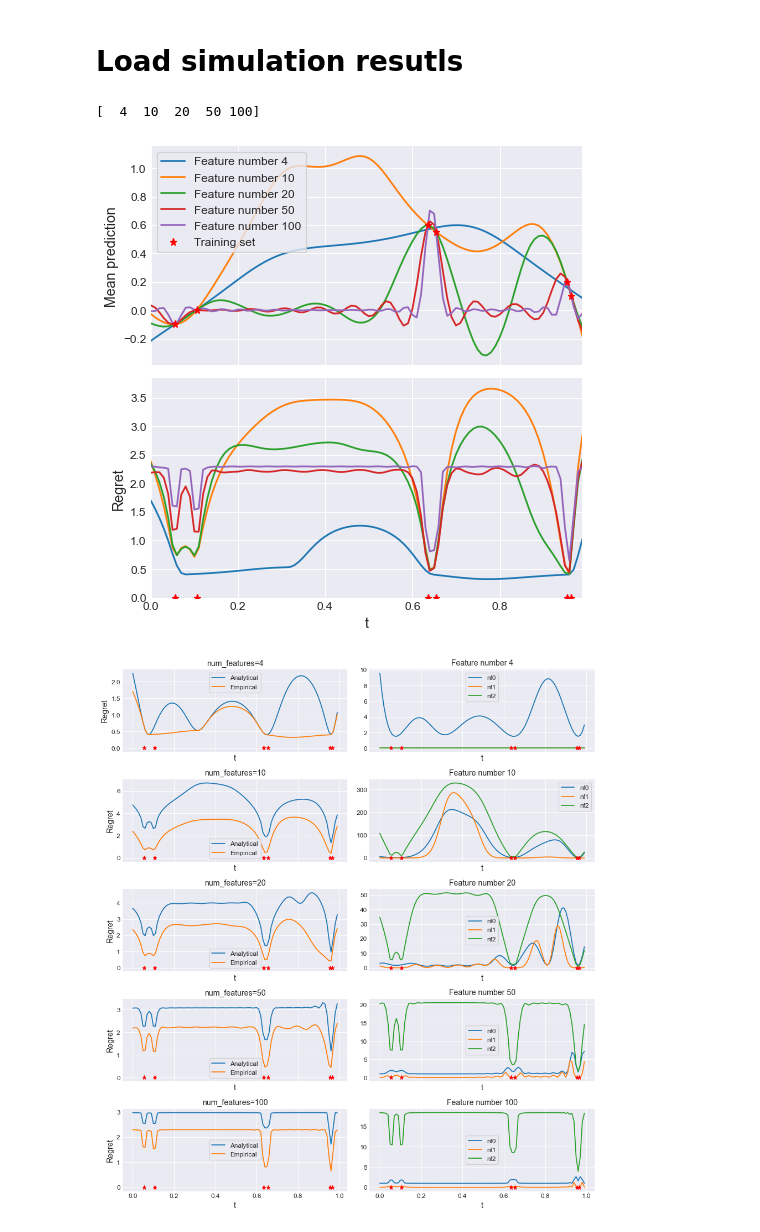
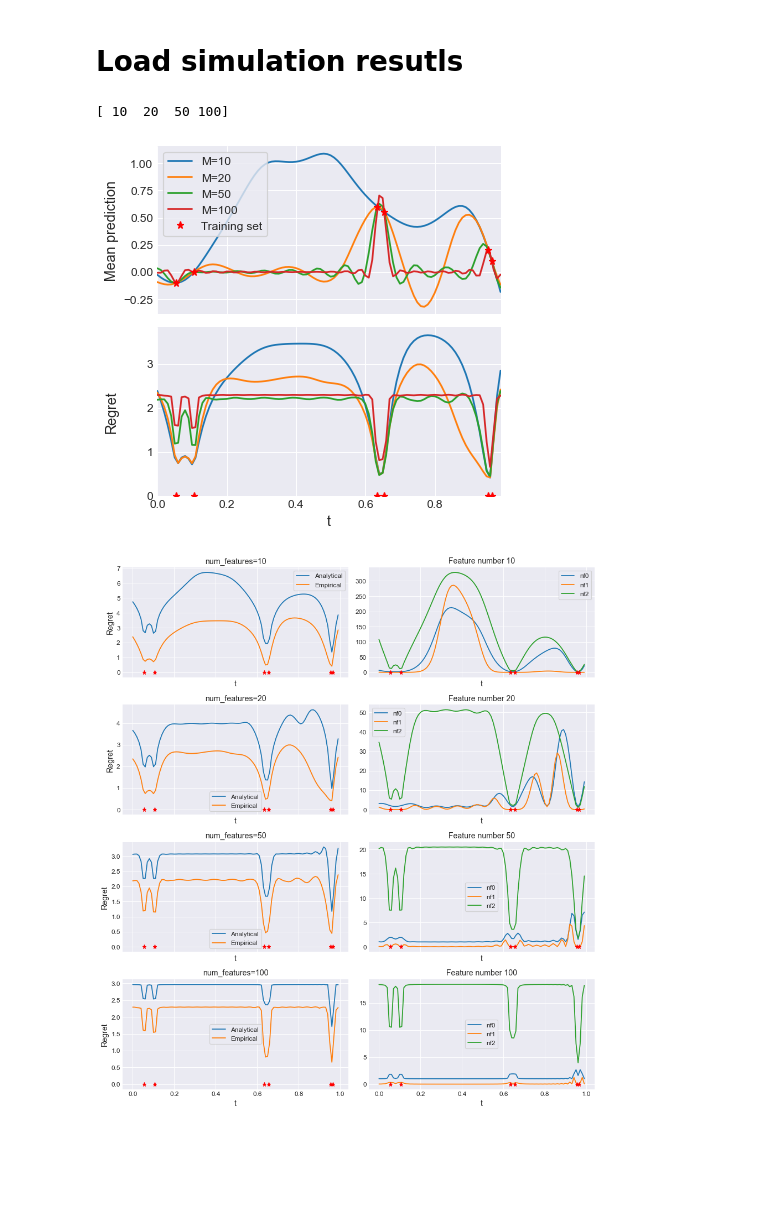
Before and after one commit to kobybibas/pnml_linear_regression_simulation, a Jupyter notebook: notebooks/pnml_min_norm.ipynb, the cells around one changed output. Cells and saved outputs as stored; diff of their text form; code cells hidden in the pictures; blank space fills up the shorter version.

```diff
--- a/notebooks/pnml_min_norm.ipynb
+++ b/notebooks/pnml_min_norm.ipynb
@@ -29,7 +30,7 @@ mpl.rcParams["axes.labelsize"] = "large"
 # Load simulation resutls
 # %%
 base_dirs = [
-    osp.join("..", "output", "pnml_min_norm_fourier_20201101_131135"),  # 4
+#     osp.join("..", "output", "pnml_min_norm_fourier_20201101_131135"),  # 4
     osp.join("..", "output", "pnml_min_norm_fourier_20201101_131146"),  # 10
     osp.join("..", "output", "pnml_min_norm_fourier_20201101_131159"),  # 20
     osp.join("..", "output", "pnml_min_norm_fourier_20201101_131114"),  # 50
@@ -39,39 +40,42 @@ base_dirs = [
 num_features_list, df = load_simulation_results(base_dirs)
 print(num_features_list)
 # %% [output]
-[  4  10  20  50 100]
+[ 10  20  50 100]
 # %%
 w, h = plt.rcParams.get("figure.figsize")
-fig, axs = plt.subplots(2, 1, figsize=(w, 1.5 * h), sharex=True)
+fig, axs = plt.subplots(2, 1, figsize=(0.8*w, 1.2 * h), sharex=True)
 ax = axs[0]
 for num_features in num_features_list:
     df_i = df[df.num_features == num_features]
     x_test, y_hat_erm = df_i["x_test"], df_i["y_hat_erm"]
     x_train = ast.literal_eval(df_i.iloc[0]["x_train"])
     y_train = ast.literal_eval(df_i.iloc[0]["y_train"])
     regret = df_i["regret"]
 
     ax = axs[0]
-    ax.plot(x_test, y_hat_erm, label=f"Feature number {num_features}")
+    ax.plot(x_test, y_hat_erm, label=f"M={num_features}")
 
     ax = axs[1]
     ax.plot(x_test, regret)
 
 ax = axs[0]
 ax.plot(x_train, y_train, "r*", label="Training set")
 ax.set_ylabel("Mean prediction")
 ax.legend()
 ax.set_xlim(x_test.min(), x_test.max())
 
 ax = axs[1]
 ax.plot(x_train, [0] * len(y_train), "r*")
 ax.set_ylim(bottom=0.0)
 ax.set_ylabel("Regret")
 ax.set_xlabel("t")
 plt.tight_layout()
+
+fig.align_ylabels(axs[:])
+plt.savefig('../output/figures/pnml_min_norm_pred_and_regret.pdf')
 plt.show()
 # %% [output]
-[figure, old version]
+[figure, new version]
 # %%
 w, h = plt.rcParams.get("figure.figsize")
 fig, axs = plt.subplots(
@@ -112,4 +116,4 @@ for i, num_features in enumerate(num_features_list):
 plt.tight_layout()
 plt.show()
 # %% [output]
-[figure, old version]
+[figure, new version]
```
Also changed, not shown: parts of 2 cells of this notebook, 11 other files.
